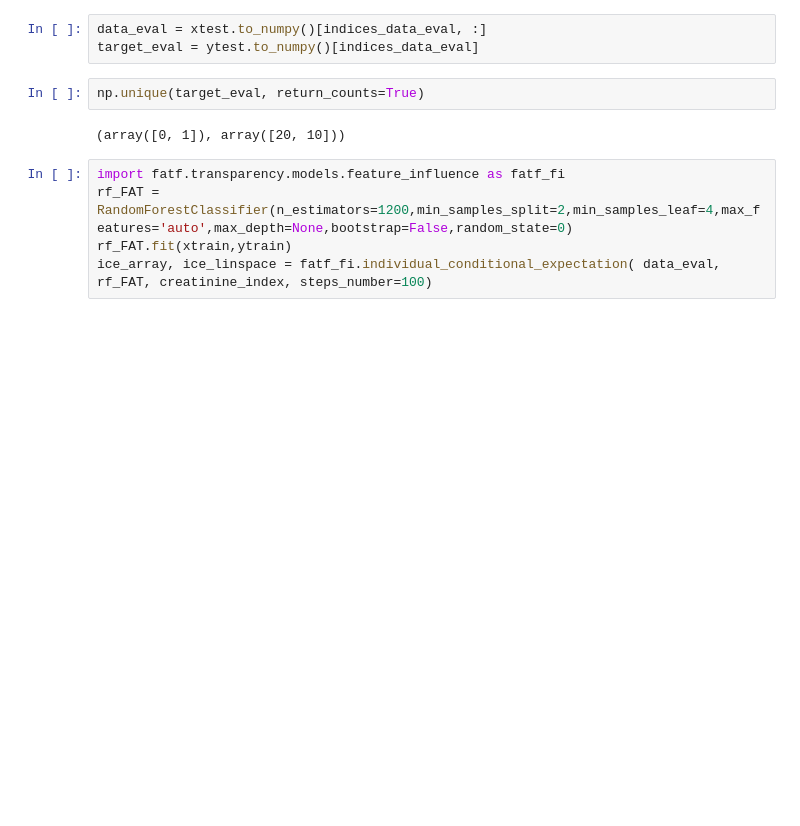
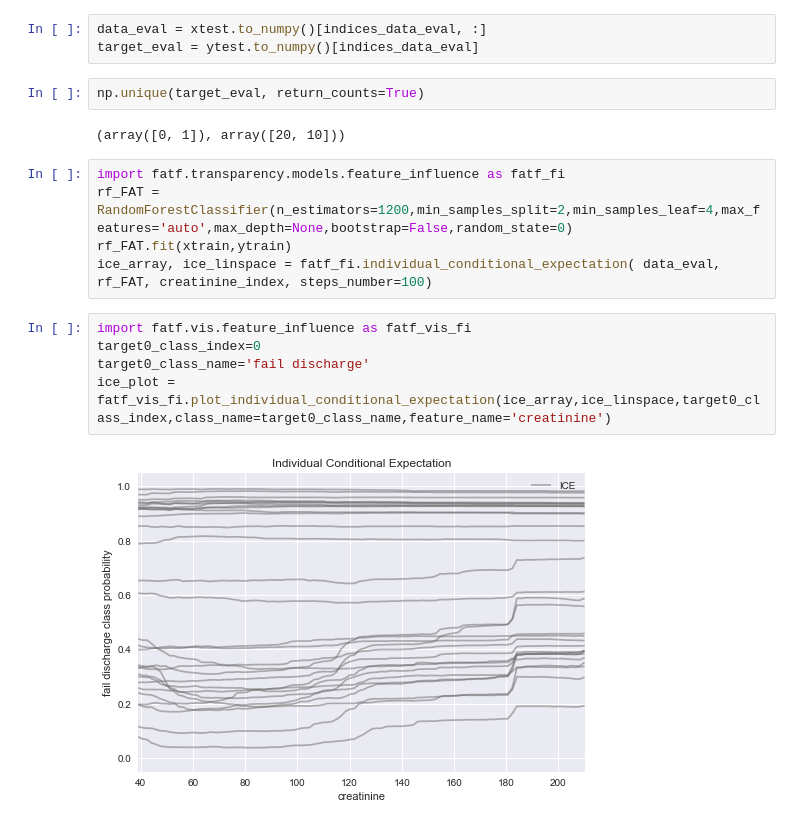
Before and after one commit to benjin1998/finalproject, a Jupyter notebook: FAT/RF_FAT.ipynb, the cells around one changed output. Saved outputs shown, nothing was run; the diff lists cells and outputs as text; blank space fills up the shorter version.

```diff
--- a/FAT/RF_FAT.ipynb
+++ b/FAT/RF_FAT.ipynb
@@ -490,3 +490,10 @@ import fatf.transparency.models.feature_influence as fatf_fi
 rf_FAT = RandomForestClassifier(n_estimators=1200,min_samples_split=2,min_samples_leaf=4,max_features='auto',max_depth=None,bootstrap=False,random_state=0)
 rf_FAT.fit(xtrain,ytrain)
 ice_array, ice_linspace = fatf_fi.individual_conditional_expectation( data_eval, rf_FAT, creatinine_index, steps_number=100)
+# %%
+import fatf.vis.feature_influence as fatf_vis_fi
+target0_class_index=0
+target0_class_name='fail discharge'
+ice_plot = fatf_vis_fi.plot_individual_conditional_expectation(ice_array,ice_linspace,target0_class_index,class_name=target0_class_name,feature_name='creatinine')
+# %% [output]
+[figure, added]
```
Also changed, not shown: parts of 11 cells of this notebook.
